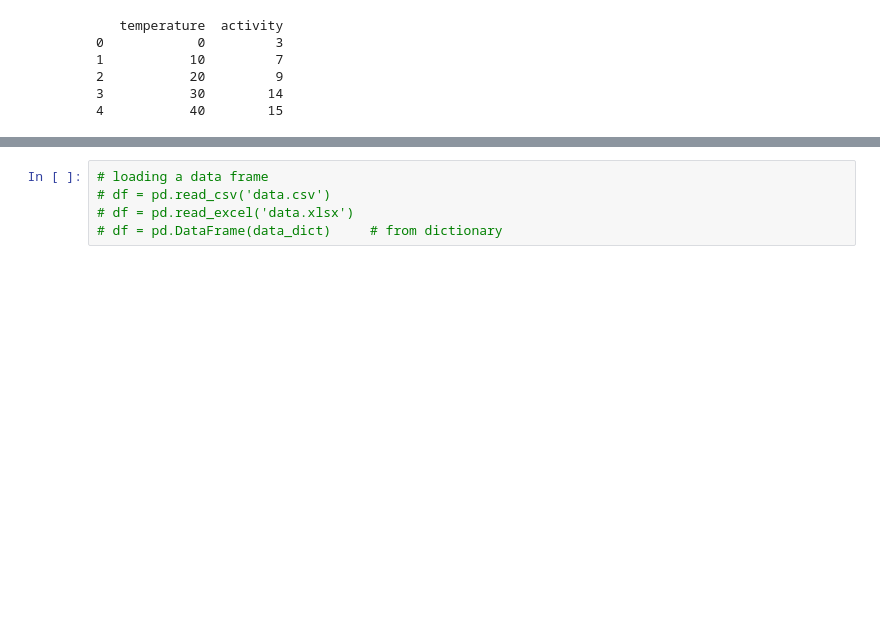
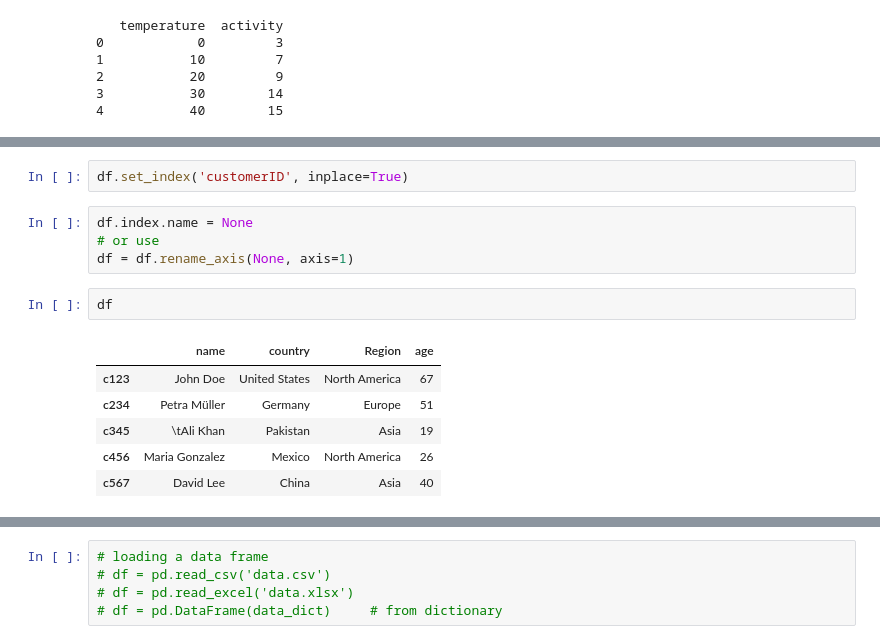
Before and after one commit to 00Bhuwan/module1-uba, a Jupyter notebook: module3/_32_pandas.ipynb, the cells around one changed output, grey strips where cells are left out. Cells and saved outputs as stored; diff of their text form; blank space fills up the shorter version.

```diff
--- a/module3/_32_pandas.ipynb
+++ b/module3/_32_pandas.ipynb
@@ -80,0 +105,15 @@ print(my_dataframe)
+# %%
+df.set_index('customerID', inplace=True)
+# %%
+df.index.name = None
+# or use
+df = df.rename_axis(None, axis=1)
+# %%
+df
+# %% [output]
+|  | name | country | Region | age |
+| c123 | John Doe | United States | North America | 67 |
+| c234 | Petra Müller | Germany | Europe | 51 |
+| c345 | \tAli Khan | Pakistan | Asia | 19 |
+| c456 | Maria Gonzalez | Mexico | North America | 26 |
+| c567 | David Lee | China | Asia | 40 |
```
Also changed, not shown: parts of 25 cells of this notebook, 3 other files.
